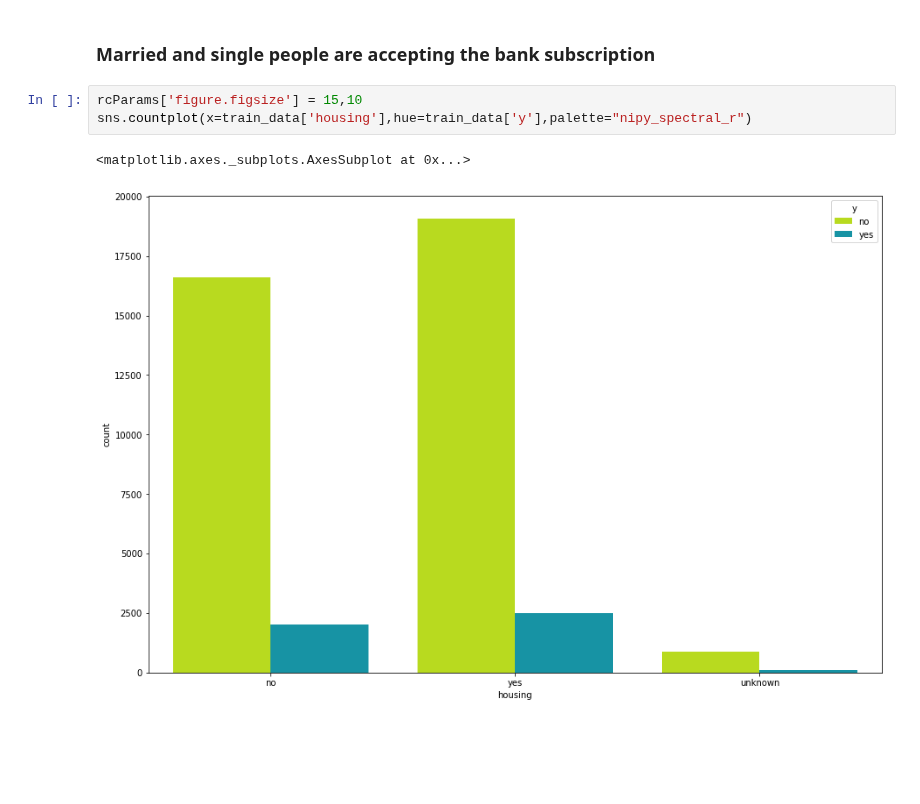
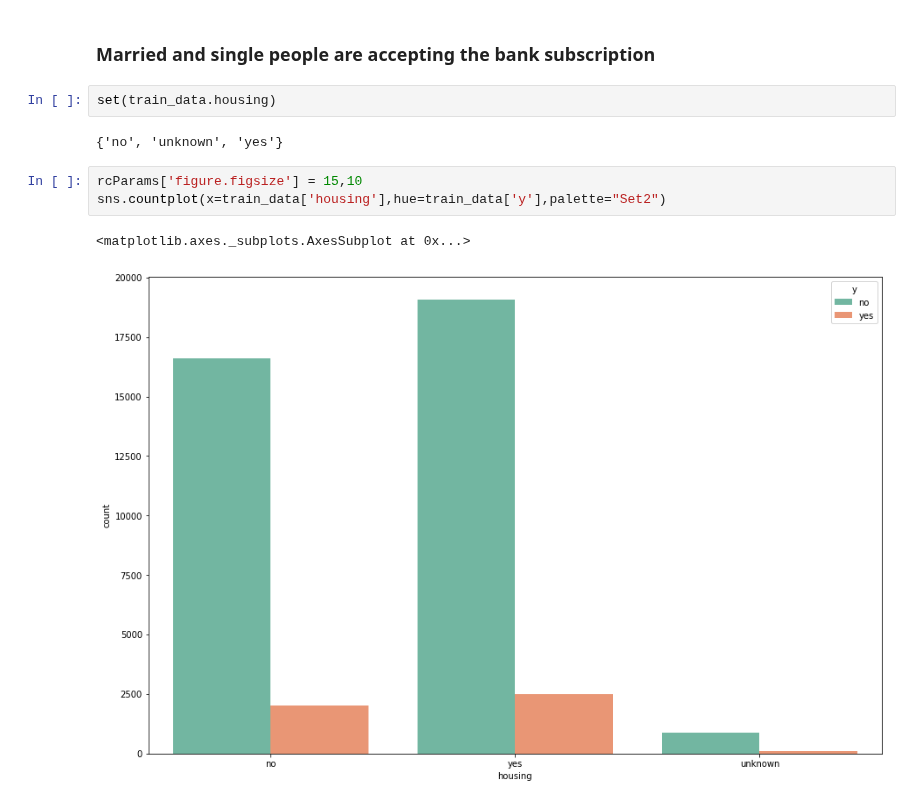
Before and after one commit to VpkPrasanna/ineuronchallanges, a Jupyter notebook: Banking subscription/BankSubscription.ipynb, the cells around one changed output. Saved outputs shown, nothing was run; the diff lists cells and outputs as text; blank space fills up the shorter version.

```diff
--- a/Banking subscription/BankSubscription.ipynb
+++ b/Banking subscription/BankSubscription.ipynb
@@ -107,9 +102,13 @@ sns.countplot(x=train_data['marital'],hue=train_data['y'],palette="Set2")
 [figure]
 # %% [markdown]
 ### Married and single people are accepting the bank subscription
+# %%
+set(train_data.housing)
+# %% [output]
+{'no', 'unknown', 'yes'}
 # %%
 rcParams['figure.figsize'] = 15,10
-sns.countplot(x=train_data['housing'],hue=train_data['y'],palette="nipy_spectral_r")
+sns.countplot(x=train_data['housing'],hue=train_data['y'],palette="Set2")
 # %% [output]
 <matplotlib.axes._subplots.AxesSubplot at 0x...>
-[figure, old version]
+[figure, new version]
```
Also changed, not shown: parts of 46 cells of this notebook.
